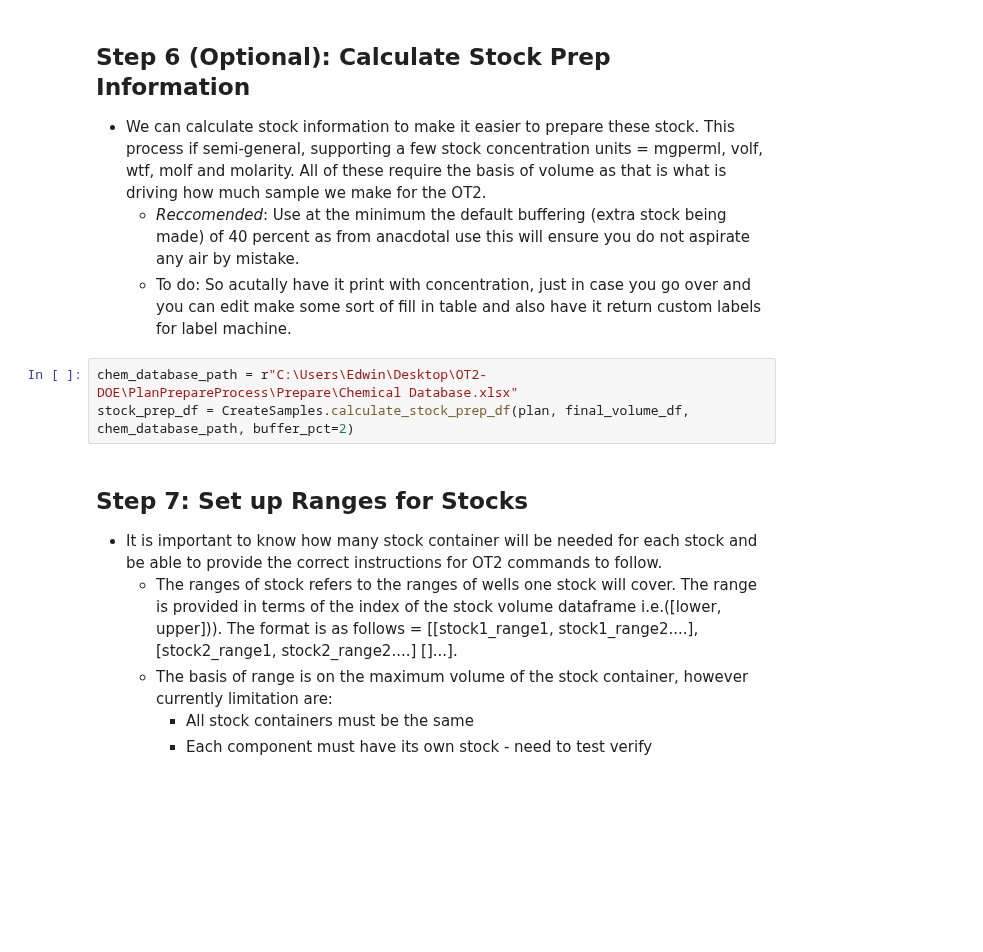
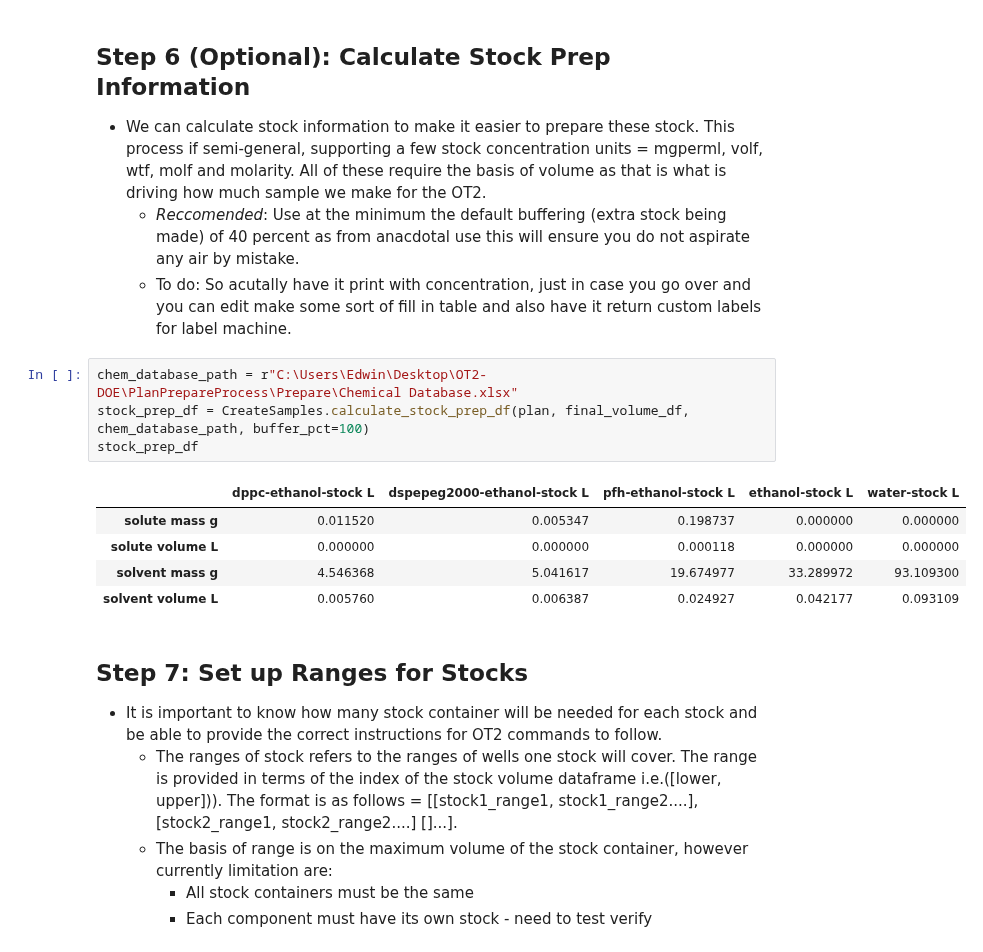
Before and after one commit to pozzo-research-group/OT2-DOE, a Jupyter notebook: PlanPrepareProcess/Plan and Execute Synthesis Notebook.ipynb, the cells around one changed output. Drawn from its saved outputs; the diff is of its cells as text; blank space fills up the shorter version.

```diff
--- a/PlanPrepareProcess/Plan and Execute Synthesis Notebook.ipynb
+++ b/PlanPrepareProcess/Plan and Execute Synthesis Notebook.ipynb
@@ -165,7 +160,14 @@ len(final_volume_df)
     * To do: So acutally have it print with concentration, just in case you go over and you can edit make some sort of fill in table and also have it return custom labels for label machine.
 # %%
 chem_database_path = r"C:\Users\Edwin\Desktop\OT2-DOE\PlanPrepareProcess\Prepare\Chemical Database.xlsx"
-stock_prep_df = CreateSamples.calculate_stock_prep_df(plan, final_volume_df, chem_database_path, buffer_pct=2)
+stock_prep_df = CreateSamples.calculate_stock_prep_df(plan, final_volume_df, chem_database_path, buffer_pct=100)
+stock_prep_df
+# %% [output]
+|  | dppc-ethanol-stock L | dspepeg2000-ethanol-stock L | pfh-ethanol-stock L | ethanol-stock L | water-stock L |
+| solute mass g | 0.011520 | 0.005347 | 0.198737 | 0.000000 | 0.000000 |
+| solute volume L | 0.000000 | 0.000000 | 0.000118 | 0.000000 | 0.000000 |
+| solvent mass g | 4.546368 | 5.041617 | 19.674977 | 33.289972 | 93.109300 |
+| solvent volume L | 0.005760 | 0.006387 | 0.024927 | 0.042177 | 0.093109 |
 # %% [markdown]
 ## Step 7: Set up Ranges for Stocks
 * It is important to know how many stock container will be needed for each stock and be able to provide the correct instructions for OT2 commands to follow.
```
Also changed, not shown: parts of 8 cells of this notebook, 4 other files.
